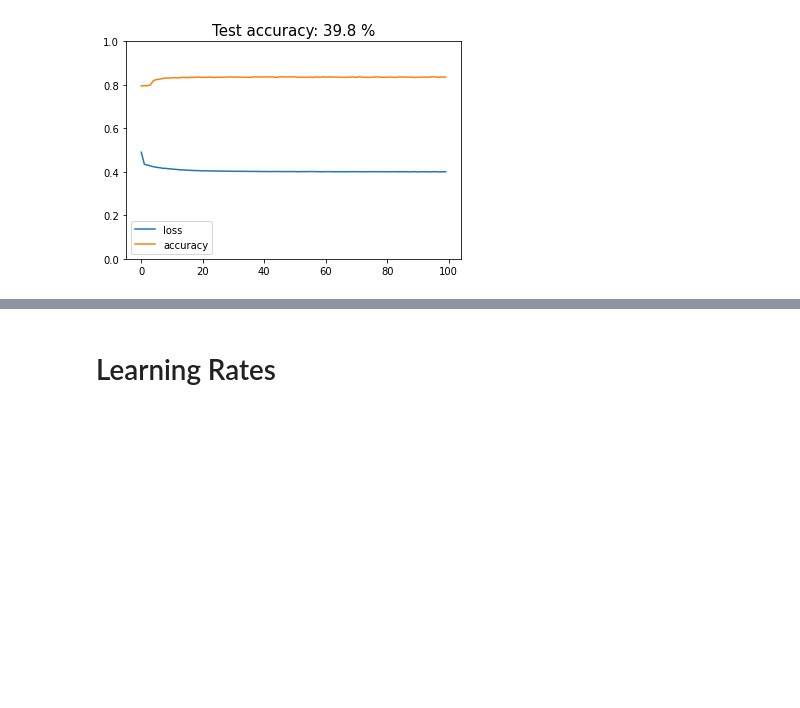
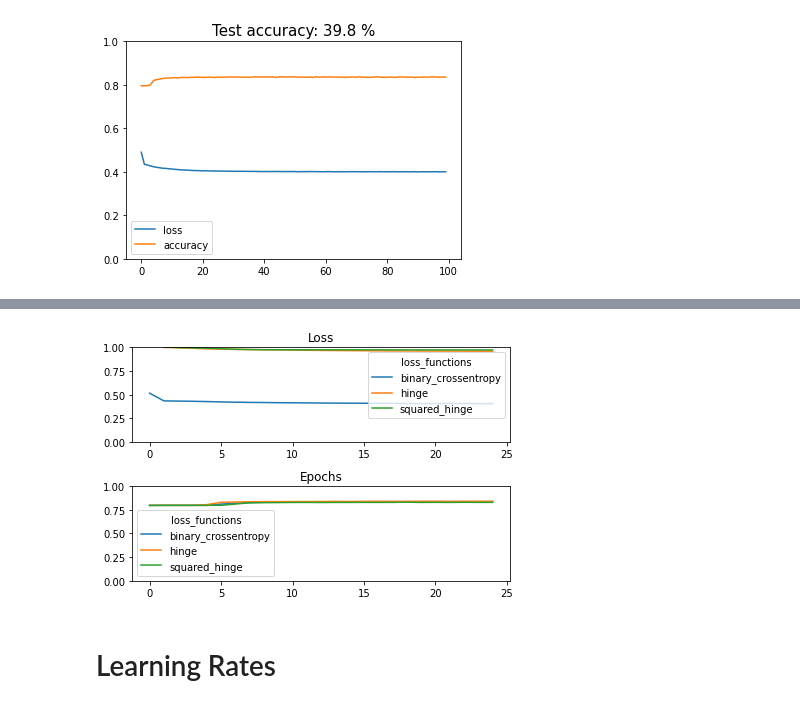
Before and after one commit to subuppaluru/ANN, a Jupyter notebook: ANN_LearningRate_BatchSize_Optimizers_Initializer_Classification.ipynb, the cells around one changed output, grey strips where cells are left out. Saved outputs shown, nothing was run; the diff lists cells and outputs as text; code cells hidden in the pictures; blank space fills up the shorter version.

```diff
--- a/ANN_LearningRate_BatchSize_Optimizers_Initializer_Classification.ipynb
+++ b/ANN_LearningRate_BatchSize_Optimizers_Initializer_Classification.ipynb
@@ -131,3 +178,26 @@ Text(0.5, 1.0, 'Test accuracy: 39.8 %')
+# %%
+historydf = pd.concat(dflist,axis=1)
+metrics_reported = dflist[0].columns
+idx = pd.MultiIndex.from_product([loss_functions,metrics_reported],names=['loss_functions','metric'])
+
+historydf.shape
+idx.shape
+
+
+historydf.columns = idx
+
+ax = plt.subplot(211)
+historydf.xs('loss',axis=1,level='metric').plot(ylim=(0,1),ax=ax)
+plt.title("Loss")
+
+ax = plt.subplot(212)
+historydf.xs('accuracy',axis=1,level='metric').plot(ylim=(0,1),ax=ax)
+plt.title("Accuracy")
+plt.title("Epochs")
+
+plt.tight_layout()
+# %% [output]
+[figure, added]
 # %% [markdown]
 # Learning Rates
 # %%
```
Also changed, not shown: parts of 2 cells of this notebook.
